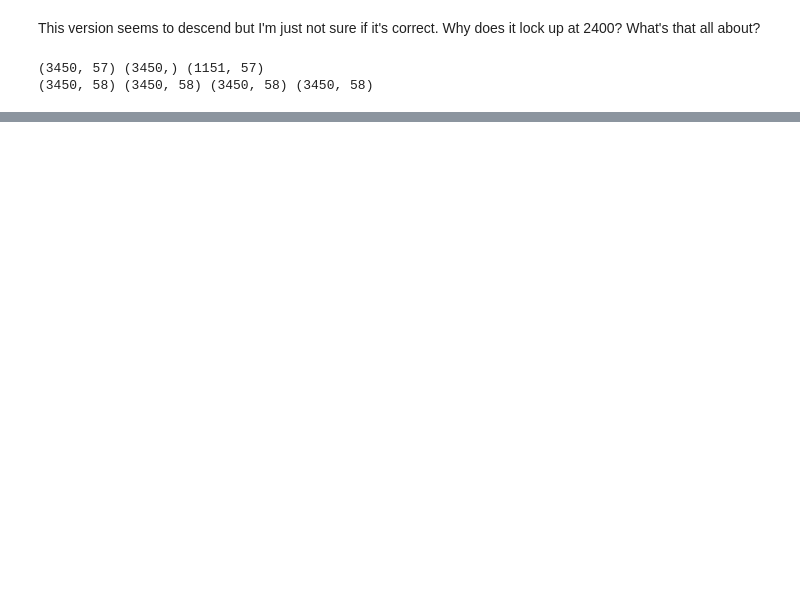
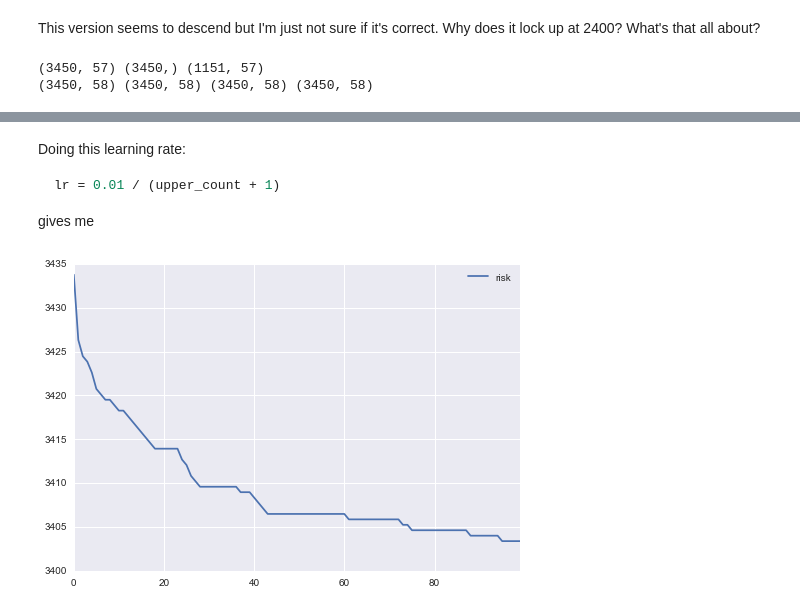
Before and after one commit to bllchmbrs/ml289, a Jupyter notebook: hw3/Kernel Logistic - 2.ipynb, the cells around one changed output, grey strips where cells are left out. Cells and saved outputs as stored; diff of their text form; code cells hidden in the pictures; blank space fills up the shorter version.

````diff
--- a/hw3/Kernel Logistic - 2.ipynb
+++ b/hw3/Kernel Logistic - 2.ipynb
@@ -98,0 +99,12 @@ risks2.plot()
+# %% [markdown]
+Doing this learning rate:
+```py
+lr = 0.01 / (upper_count + 1)
+```
+
+gives me
+# %%
+from IPython.display import Image
+Image(filename='variable lr.png')
+# %% [output]
+[figure, added]
````
Also changed, not shown: parts of 3 cells of this notebook, 4 other files.
